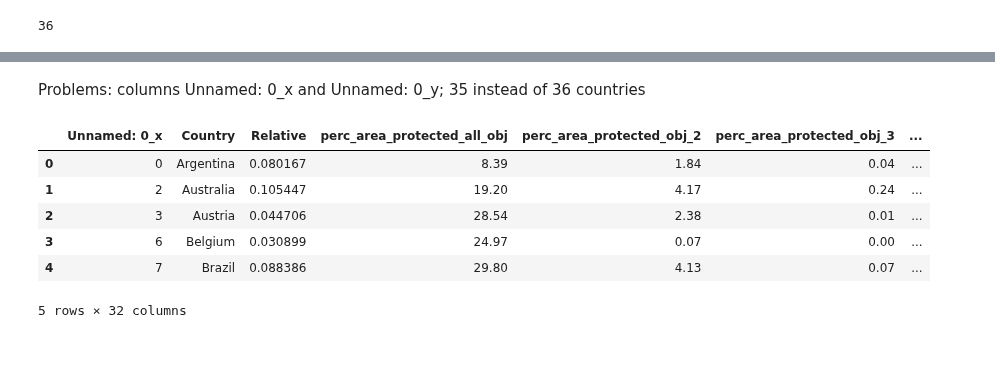
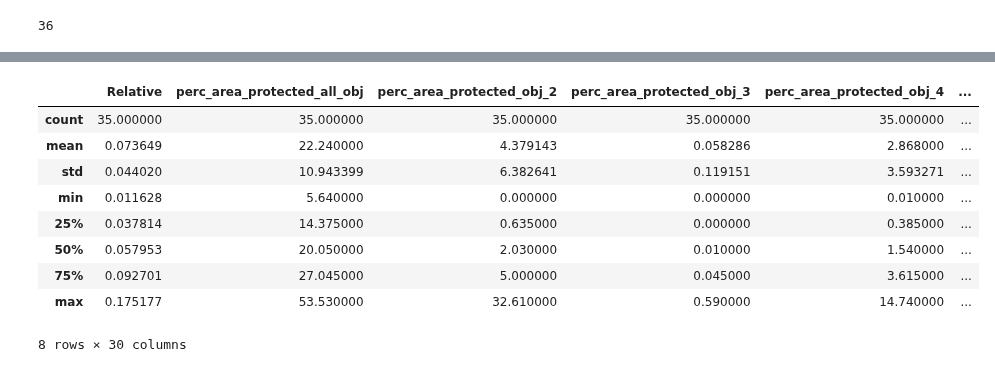
Before and after one commit to MarkusKiesel93/DOPPThreatenedSpecies, a Jupyter notebook: merged_data_analysis.ipynb, the cells around one changed output, grey strips where cells are left out. Cells and saved outputs as stored; diff of their text form; code cells hidden in the pictures.

```diff
--- a/merged_data_analysis.ipynb
+++ b/merged_data_analysis.ipynb
@@ -282,12 +273,15 @@ full_threatened.shape
-# %% [markdown]
-Problems: columns Unnamed: 0_x and Unnamed: 0_y; 35 instead of 36 countries
-# %%
-full_threatened.head()
-# %% [output]
-|  | Unnamed: 0_x | Country | Relative | perc_area_protected_all_obj | perc_area_protected_obj_2 | perc_area_protected_obj_3 | ... |
-| 0 | 0 | Argentina | 0.080167 | 8.39 | 1.84 | 0.04 | ... |
-| 1 | 2 | Australia | 0.105447 | 19.20 | 4.17 | 0.24 | ... |
-| 2 | 3 | Austria | 0.044706 | 28.54 | 2.38 | 0.01 | ... |
-| 3 | 6 | Belgium | 0.030899 | 24.97 | 0.07 | 0.00 | ... |
-| 4 | 7 | Brazil | 0.088386 | 29.80 | 4.13 | 0.07 | ... |
-5 rows × 32 columns
+# %%
+#drop columns that arbitraly occured during merging
+full_threatened = full_threatened.drop(columns=['Unnamed: 0_x', 'Unnamed: 0_y'])
+full_threatened.describe()
+# %% [output]
+|  | Relative | perc_area_protected_all_obj | perc_area_protected_obj_2 | perc_area_protected_obj_3 | perc_area_protected_obj_4 | ... |
+| count | 35.000000 | 35.000000 | 35.000000 | 35.000000 | 35.000000 | ... |
+| mean | 0.073649 | 22.240000 | 4.379143 | 0.058286 | 2.868000 | ... |
+| std | 0.044020 | 10.943399 | 6.382641 | 0.119151 | 3.593271 | ... |
+| min | 0.011628 | 5.640000 | 0.000000 | 0.000000 | 0.010000 | ... |
+| 25% | 0.037814 | 14.375000 | 0.635000 | 0.000000 | 0.385000 | ... |
+| 50% | 0.057953 | 20.050000 | 2.030000 | 0.010000 | 1.540000 | ... |
+| 75% | 0.092701 | 27.045000 | 5.000000 | 0.045000 | 3.615000 | ... |
+| max | 0.175177 | 53.530000 | 32.610000 | 0.590000 | 14.740000 | ... |
+8 rows × 30 columns
```
Also changed, not shown: parts of 9 cells of this notebook, 3 other files.
